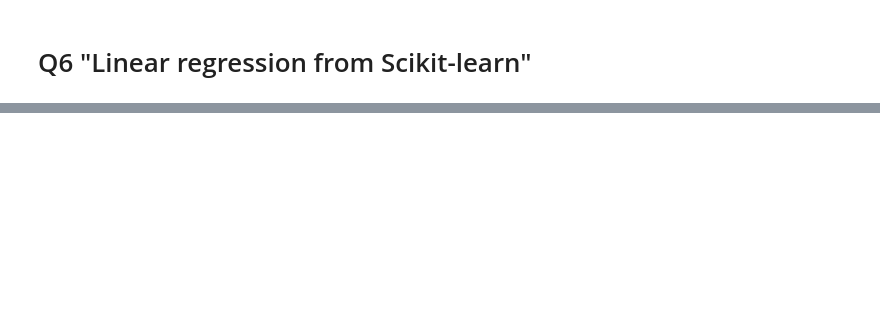
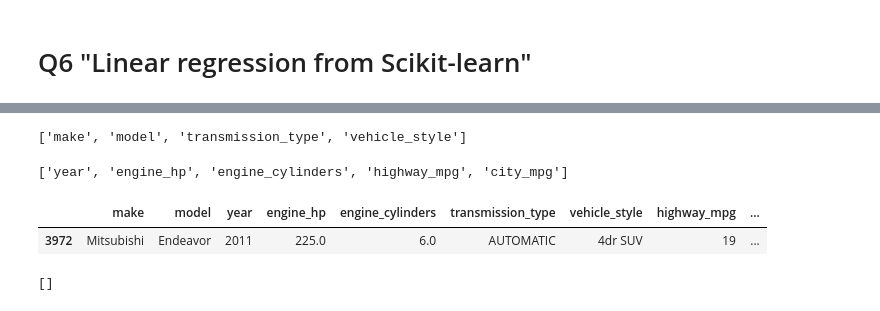
Before and after one commit to realmistic/ml-zoomcamp-2023, a Jupyter notebook: notebooks_homeworks/hw3.ipynb, the cells around one changed output, grey strips where cells are left out. Saved outputs shown, nothing was run; the diff lists cells and outputs as text; code cells hidden in the pictures; blank space fills up the shorter version.

```diff
--- a/notebooks_homeworks/hw3.ipynb
+++ b/notebooks_homeworks/hw3.ipynb
@@ -108,6 +108,8 @@ highway_mpg          0
 city_mpg             0
 price                0
 dtype: int64
+# %%
+df_regression = df.copy(deep=True)
 # %% [markdown]
 # Q1
 # %%
@@ -316,0 +362,4 @@ round(df_pred.correct.mean(),2)
+# %%
+# RidgeRegression
+
+df_regression['ln_price']= np.log1p(df_regression.price)
@@ -316,0 +389,17 @@ round(df_pred.correct.mean(),2)
+# %%
+CATEGORICAL
+# %% [output]
+['make', 'model', 'transmission_type', 'vehicle_style']
+# %%
+NUMERICAL
+# %% [output]
+['year', 'engine_hp', 'engine_cylinders', 'highway_mpg', 'city_mpg']
+# %%
+# Define the output variable
+df_full_train_regression, df_test_regression = train_test_split(df_regression, test_size=0.2, random_state=42)
+df_train_regression, df_val_regression = train_test_split(df_full_train_regression, test_size=0.25, random_state=42)
+# %%
+df_train_regression.head(1)
+# %% [output]
+|  | make | model | year | engine_hp | engine_cylinders | transmission_type | vehicle_style | highway_mpg | ... |
+| 3972 | Mitsubishi | Endeavor | 2011 | 225.0 | 6.0 | AUTOMATIC | 4dr SUV | 19 | ... |
@@ -316,0 +418,5 @@ round(df_pred.correct.mean(),2)
+# %%
+# check
+[x for x in df_train_regression.keys() if x not in CATEGORICAL+NUMERICAL]
+# %% [output]
+[]
```
Also changed, not shown: parts of 15 cells of this notebook.
